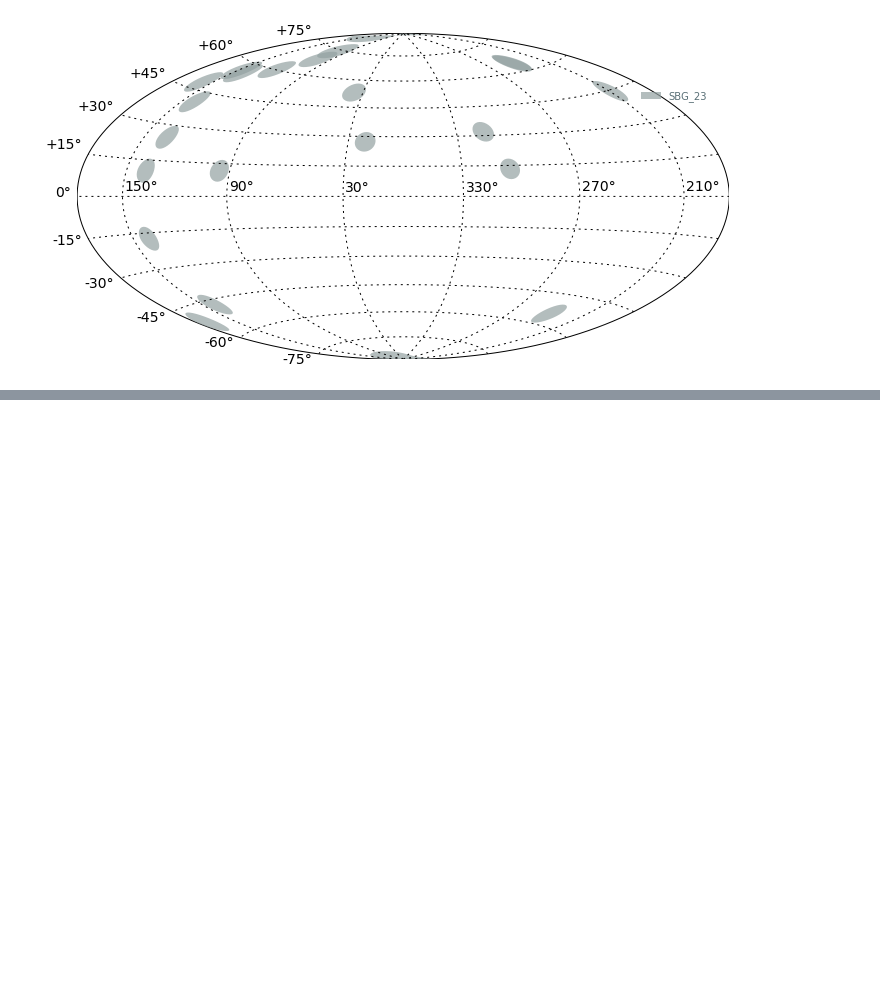
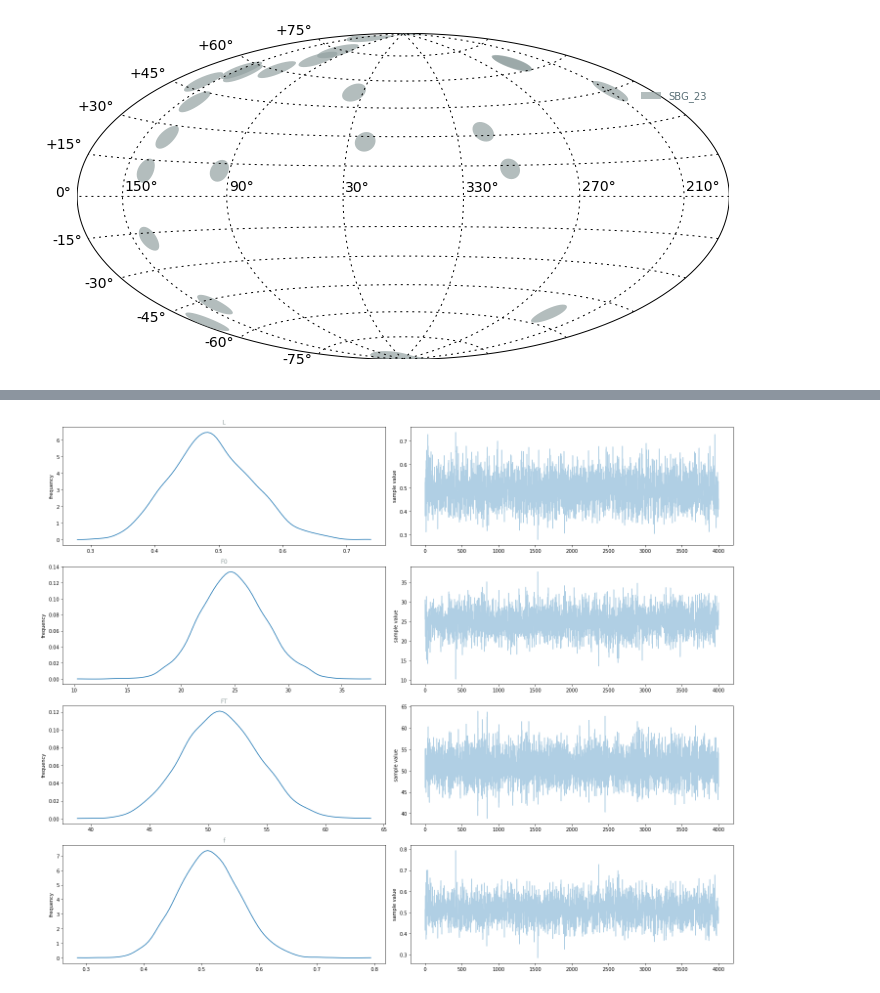
Before and after one commit to cescalara/uhecr_model, a Jupyter notebook: code_for_paper/fits_to_simulations/arrival_vs_joint/arrival_vs_joint.ipynb, the cells around one changed output, grey strips where cells are left out. Saved outputs shown, nothing was run; the diff lists cells and outputs as text; code cells hidden in the pictures; blank space fills up the shorter version.

```diff
--- a/code_for_paper/fits_to_simulations/arrival_vs_joint/arrival_vs_joint.ipynb
+++ b/code_for_paper/fits_to_simulations/arrival_vs_joint/arrival_vs_joint.ipynb
@@ -105,0 +137,2 @@ OSError: Unable to open file (unable to open file: name = 'data/integration_tabl
+# %%
+fit = analysis.fit_model(chains = 4, iterations = 2000, seed = random_seed)
@@ -105,0 +170,6 @@ OSError: Unable to open file (unable to open file: name = 'data/integration_tabl
+# %%
+chain = fit.extract(permuted = True)
+fig = fit.plot(['L', 'F0', 'FT', 'f'])
+fig.set_size_inches(20, 16)
+fig.tight_layout()
+# %% [output]
@@ -105,0 +177 @@ OSError: Unable to open file (unable to open file: name = 'data/integration_tabl
+[figure, added]
```
Also changed, not shown: parts of 13 cells of this notebook.
